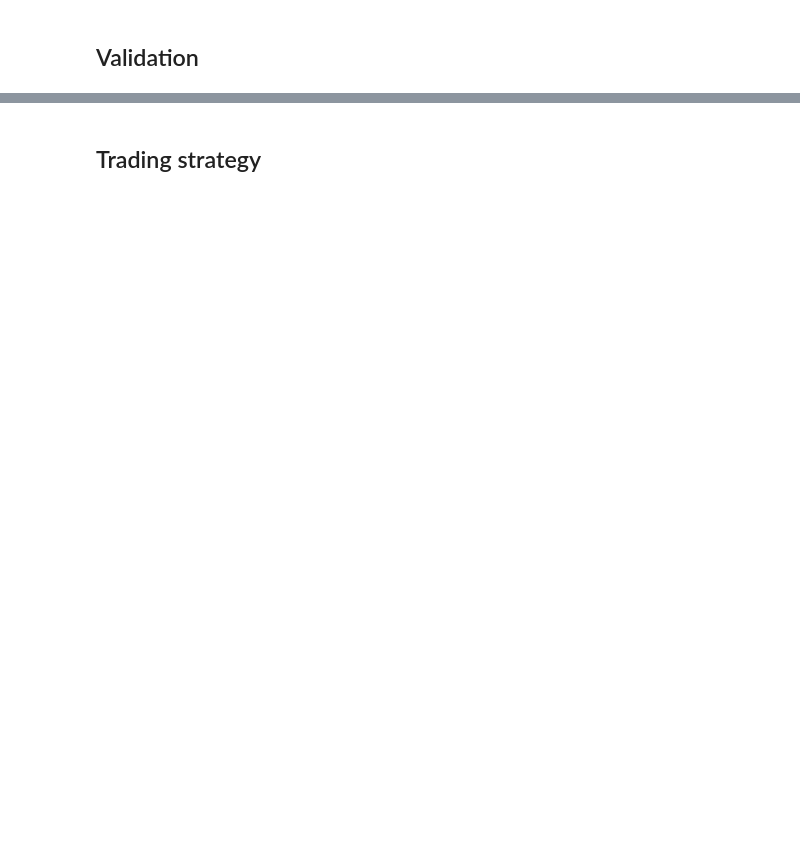
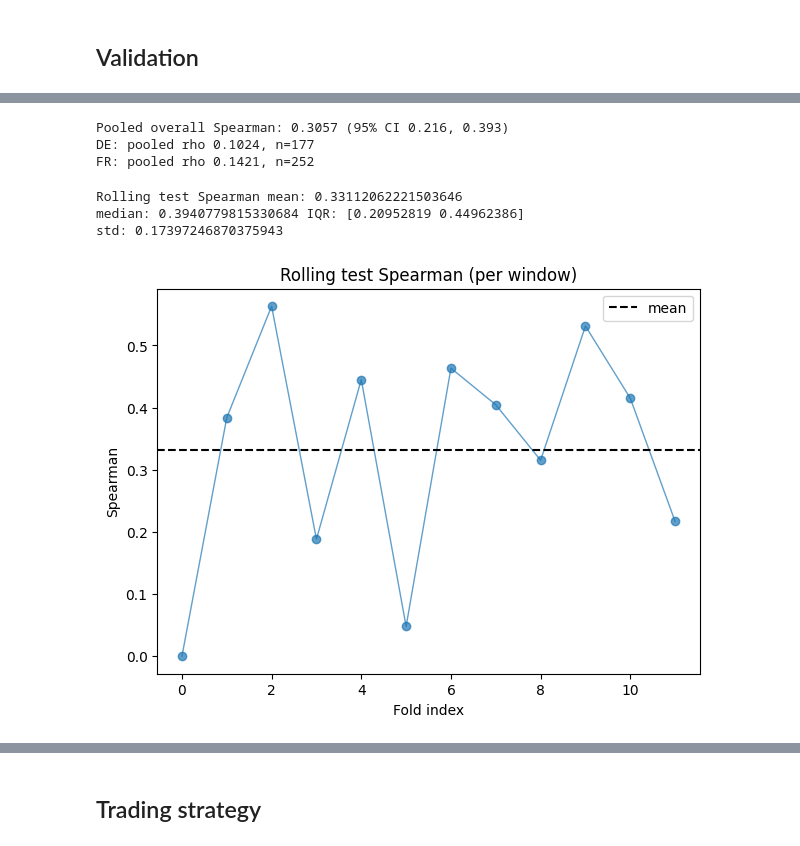
Before and after one commit to tnechaev/electrprice-volatility-forecasting-ml, a Jupyter notebook: electricity_volatility_forecast.ipynb, the cells around one changed output, grey strips where cells are left out. Drawn from its saved outputs; the diff is of its cells as text; code cells hidden in the pictures; blank space fills up the shorter version.

```diff
--- a/electricity_volatility_forecast.ipynb
+++ b/electricity_volatility_forecast.ipynb
@@ -470,0 +443,57 @@ log.info(f'Empirical permutation p-value: {p_empirical:.4f}')
+# %%
+def pooled_spearman_with_ci(df, pred_col='pred_residual', truth_col='true_residual', n_boot=2000, rng=42):
+    mask = df[pred_col].notna()
+    pooled_rho = spearmanr(df.loc[mask, pred_col], df.loc[mask, truth_col]).correlation
+
+    # bootstrap over days (block bootstrap)
+    rng = np.random.default_rng(rng)
+    unique_days = df.loc[mask, 'DAY_ID'].unique()
+    day_groups = {d: df.loc[(df['DAY_ID']==d) & mask, [pred_col, truth_col]].values for d in unique_days}
+
+    boots = []
+    for _ in range(n_boot):
+        sample_days = rng.choice(unique_days, size=len(unique_days), replace=True)
+        preds = []
+        trues = []
+        for d in sample_days:
+            arr = day_groups[d]
+            preds.append(arr[:,0])
+            trues.append(arr[:,1])
+        preds = np.concatenate(preds)
+        trues = np.concatenate(trues)
+        boots.append(spearmanr(preds, trues).correlation)
+    lo, hi = np.nanpercentile(boots, [2.5, 97.5])
+    return pooled_rho, (lo, hi)
+
+mask = df['pred_residual'].notna()
+pooled_rho, ci = pooled_spearman_with_ci(df)
+print(f"Pooled overall Spearman: {pooled_rho:.4f} (95% CI {ci[0]:.3f}, {ci[1]:.3f})")
+
+# per-country
+for c in df.loc[mask, 'COUNTRY'].unique():
+    m = df['COUNTRY']==c
+    r = spearmanr(df.loc[m & mask,'pred_residual'], df.loc[m & mask,'true_residual']).correlation
+    print(f"{c}: pooled rho {r:.4f}, n={df.loc[m & mask].shape[0]}")
+# %% [output]
+Pooled overall Spearman: 0.3057 (95% CI 0.216, 0.393)
+DE: pooled rho 0.1024, n=177
+FR: pooled rho 0.1421, n=252
+# %%
+vals = np.array(rolling_test_spearman)
+print("Rolling test Spearman mean:", np.nanmean(vals))
+print("median:", np.nanmedian(vals), "IQR:", np.nanpercentile(vals, [25,75]))
+print("std:", np.nanstd(vals))
+
+# timeseries quick visual
+plt.plot(vals, marker='o', linewidth=1, alpha=0.7)
+plt.title("Rolling test Spearman (per window)")
+plt.ylabel("Spearman")
+plt.xlabel("Fold index")
+plt.axhline(np.nanmean(vals), color='k', linestyle='--', label='mean')
+plt.legend()
+plt.show()
+# %% [output]
+Rolling test Spearman mean: 0.33112062221503646
+median: 0.3940779815330684 IQR: [0.20952819 0.44962386]
+std: 0.17397246870375943
+[figure, added]
```
Also changed, not shown: parts of 31 cells of this notebook, 2 other files.
